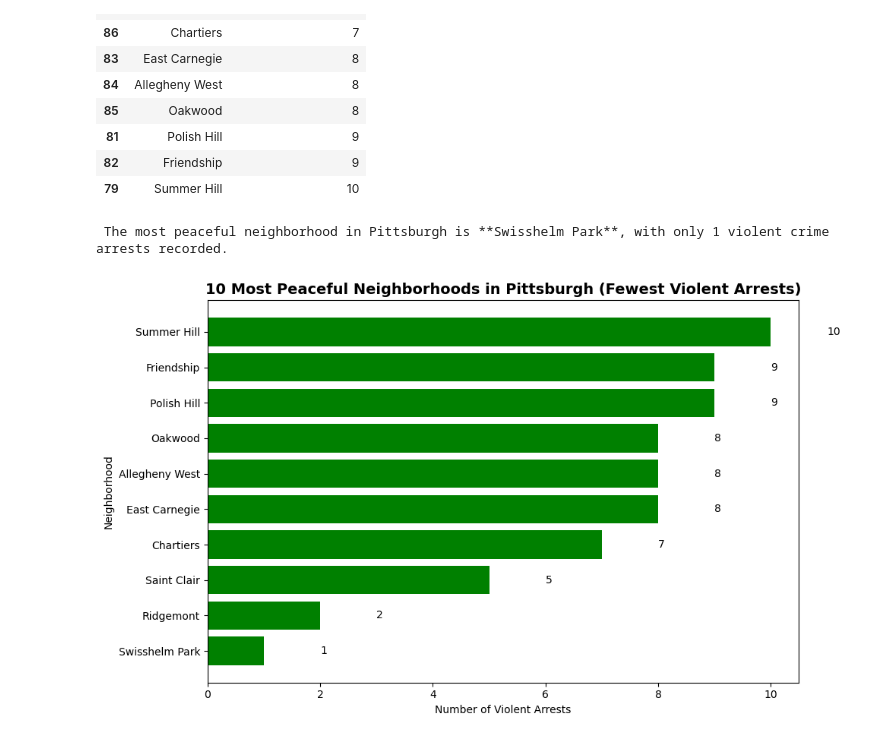
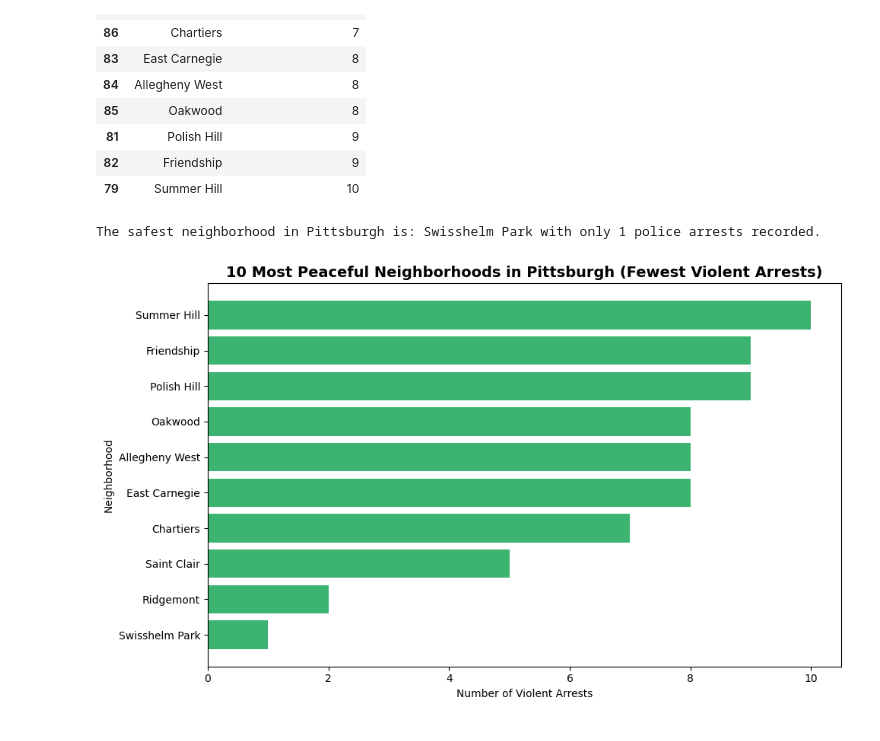
Before and after one commit to ELS522/pitt-best-neighborhood, a Jupyter notebook: final notebooks/Policearrestsjoint.ipynb, the cells around one changed output. Cells and saved outputs as stored; diff of their text form; code cells hidden in the pictures.

```diff
--- a/final notebooks/Policearrestsjoint.ipynb
+++ b/final notebooks/Policearrestsjoint.ipynb
@@ -71,29 +66,24 @@ violent_counts.head(10)
 | 82 | Friendship | 9 |
 | 79 | Summer Hill | 10 |
 # %%
-most_peaceful = violent_counts.iloc[0]
+safest = violent_counts.iloc[0]
 
-print(f" The most peaceful neighborhood in Pittsburgh is **{most_peaceful['Neighborhood']}**, "
-      f"with only {most_peaceful['Violent_Arrest_Count']} violent crime arrests recorded.")
+print("The safest neighborhood in Pittsburgh is:",
+      safest['Neighborhood'],
+      "with only",
+      safest['Violent_Arrest_Count'],
+      "police arrests recorded.")
 # %% [output]
- The most peaceful neighborhood in Pittsburgh is **Swisshelm Park**, with only 1 violent crime arrests recorded.
+The safest neighborhood in Pittsburgh is: Swisshelm Park with only 1 police arrests recorded.
 # %%
 bottom_10 = violent_counts.head(10)
 
-
 plt.figure(figsize=(10,6))
-bars = plt.barh(bottom_10['Neighborhood'], bottom_10['Violent_Arrest_Count'], color='green')
-
-
+bars = plt.barh(bottom_10['Neighborhood'], bottom_10['Violent_Arrest_Count'], color='mediumseagreen')
 plt.title('10 Most Peaceful Neighborhoods in Pittsburgh (Fewest Violent Arrests)', fontsize=14, fontweight='bold')
 plt.xlabel('Number of Violent Arrests')
 plt.ylabel('Neighborhood')
-
-for bar in bars:
-    plt.text(bar.get_width() + 1, bar.get_y() + bar.get_height()/2,
-             f"{int(bar.get_width())}", va='center')
-
 plt.tight_layout()
 plt.show()
 # %% [output]
-[figure, old version]
+[figure, new version]
```
Also changed, not shown: parts of 1 cell of this notebook, 1 other file.
